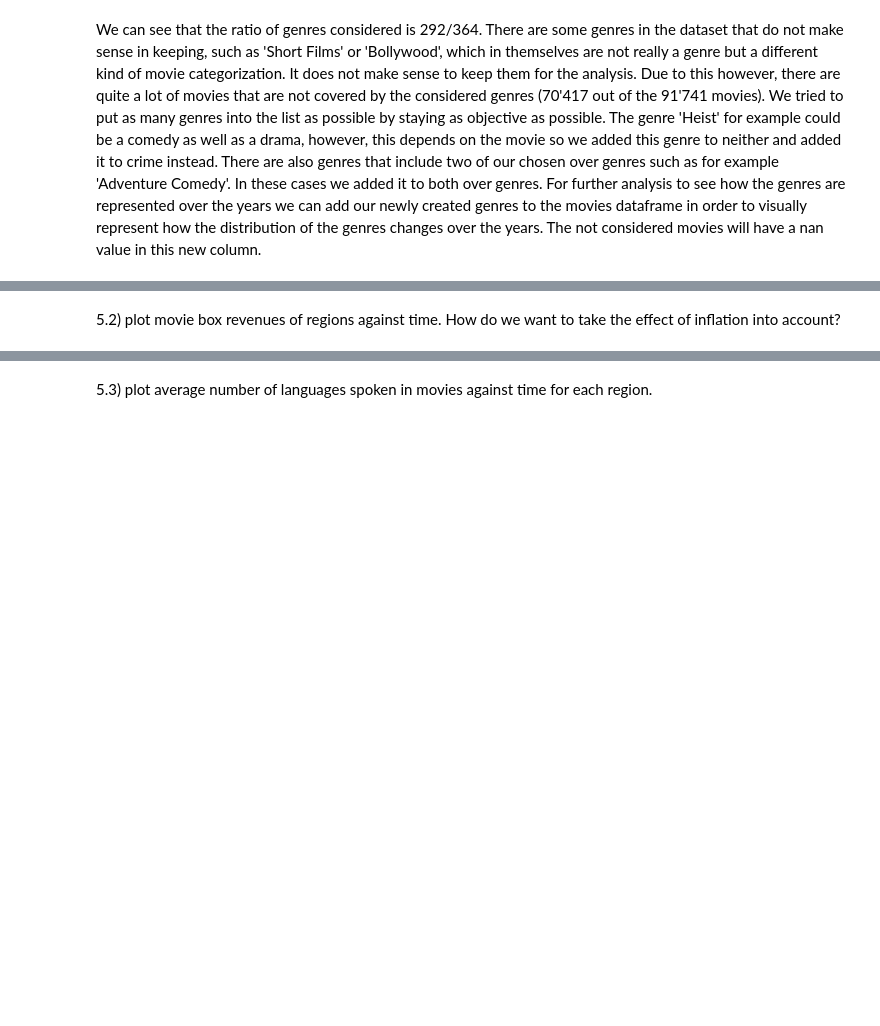
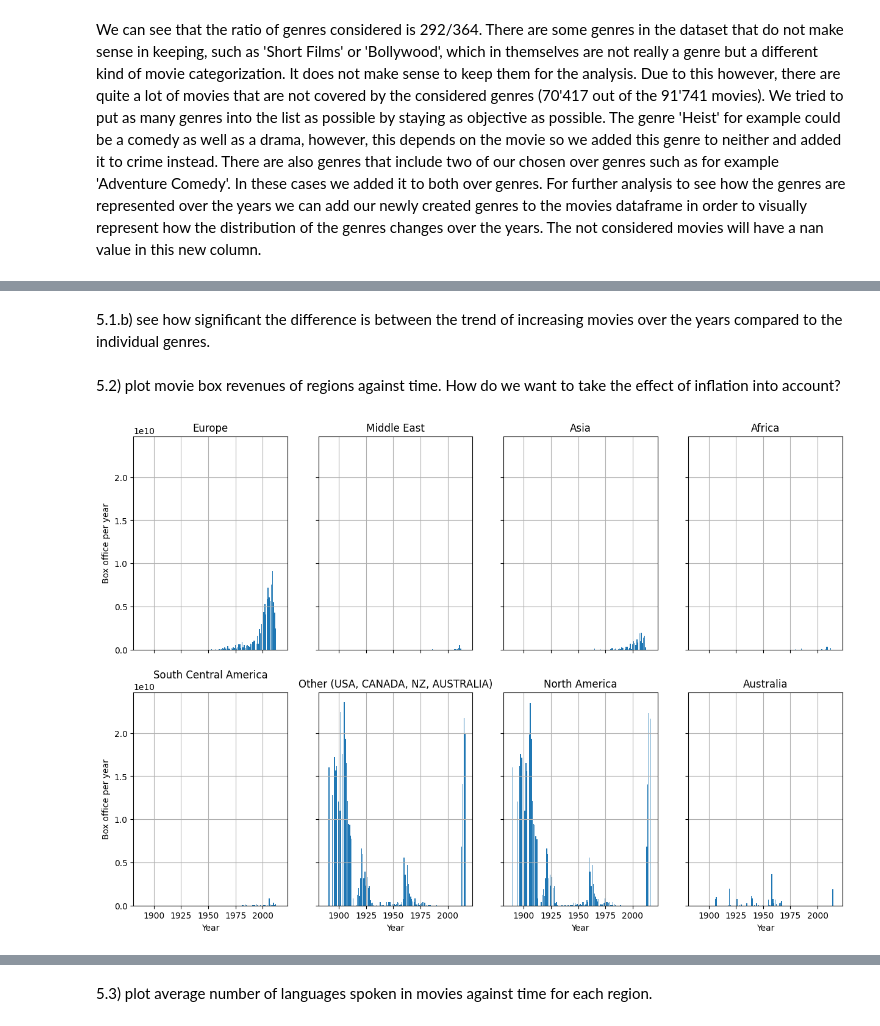
Before and after one commit to epfl-ada/ada-2023-project-onsecalme123, a Jupyter notebook: milestone2.ipynb, the cells around one changed output, grey strips where cells are left out. Drawn from its saved outputs; the diff is of its cells as text; code cells hidden in the pictures; blank space fills up the shorter version.

```diff
--- a/milestone2.ipynb
+++ b/milestone2.ipynb
@@ -1183,2 +1179,67 @@ plt.show()
+# %% [markdown]
+5.1.b) see how significant the difference is between the trend of increasing movies over the years compared to the individual genres.
 # %% [markdown]
 5.2) plot movie box revenues of regions against time. How do we want to take the effect of inflation into account?
+# %%
+#Using the regions from
+# Check how many movies are contained for each subdivision over time, constructing subplots with individual y-axes
+
+fig, axs = plt.subplots(2, 4, figsize=(15, 10), sharex=True, sharey=True)
+
+# Check for Region Europe
+boxoffice_per_year_europe = filtered_europe_movies.groupby('date')['box_office'].sum()
+axs[0, 0].bar(boxoffice_per_year_europe.index, boxoffice_per_year_europe.values)
+axs[0, 0].set_title('Europe')
+
+
+# Check for Region Middle East
+boxoffice_per_year_middle_east = filtered_middle_east_movies.groupby('date')['box_office'].sum()
+axs[0, 1].bar(boxoffice_per_year_middle_east.index, boxoffice_per_year_middle_east.values)
+axs[0, 1].set_title('Middle East')
+
+# Check for Region Asia
+boxoffice_per_year_asia = filtered_asia_movies.groupby('date')['box_office'].sum()
+axs[0, 2].bar(boxoffice_per_year_asia.index, boxoffice_per_year_asia.values)
+axs[0, 2].set_title('Asia')
+
+# Check for Region Africa
+boxoffice_per_year_africa = filtered_africa_movies.groupby('date')['box_office'].sum()
+axs[0, 3].bar(boxoffice_per_year_africa.index, boxoffice_per_year_africa.values)
+axs[0, 3].set_title('Africa')
+
+# Check for region South Central America
+boxoffice_per_year_south_central_america = filtered_south_central_america_movies.groupby('date')['box_office'].sum()
+axs[1, 0].bar(boxoffice_per_year_south_central_america.index, boxoffice_per_year_south_central_america.values)
+axs[1, 0].set_title('South Central America')
+
+# Check for region Other (includes USA, Australia, New Zealand, Canada)
+boxoffice_per_year_other = filtered_other_movies.groupby('date')['box_office'].sum()
+axs[1, 1].bar(movies_per_year_other.index, boxoffice_per_year_other.values)
+axs[1, 1].set_title('Other (USA, CANADA, NZ, AUSTRALIA)')
+
+# Check for region North America
+boxoffice_per_year__north_america = filtered_north_america_movies.groupby('date')['box_office'].sum()
+axs[1, 2].bar(movies_per_year_north_america.index, boxoffice_per_year__north_america.values)
+axs[1, 2].set_title('North America')
+
+#Check for region Australia
+boxoffice_per_year__australia = filtered_australia_movies.groupby('date')['box_office'].sum()
+axs[1, 3].bar(movies_per_year_australia.index, boxoffice_per_year__australia.values)
+axs[1, 3].set_title('Australia')
+
+
+
+
+for ax in axs.flat:
+    ax.set(xlabel='Year', ylabel='Box office per year')
+    ax.grid(True)
+
+
+# Hide x labels and tick labels for top plots and y ticks for right plots.
+
+for ax in axs.flat:
+    ax.label_outer()
+
+plt.show()
+# %% [output]
+[figure, added]
```
Also changed, not shown: parts of 7 cells of this notebook.
